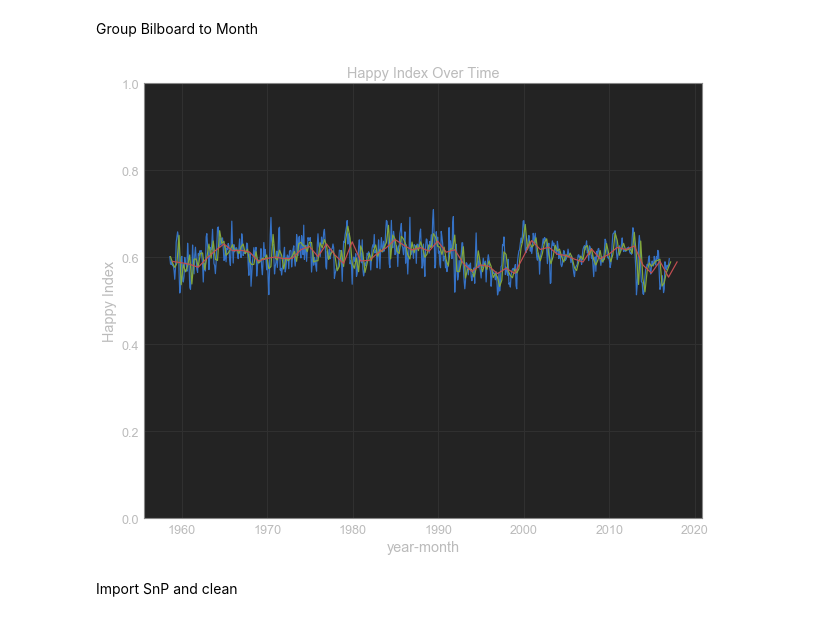
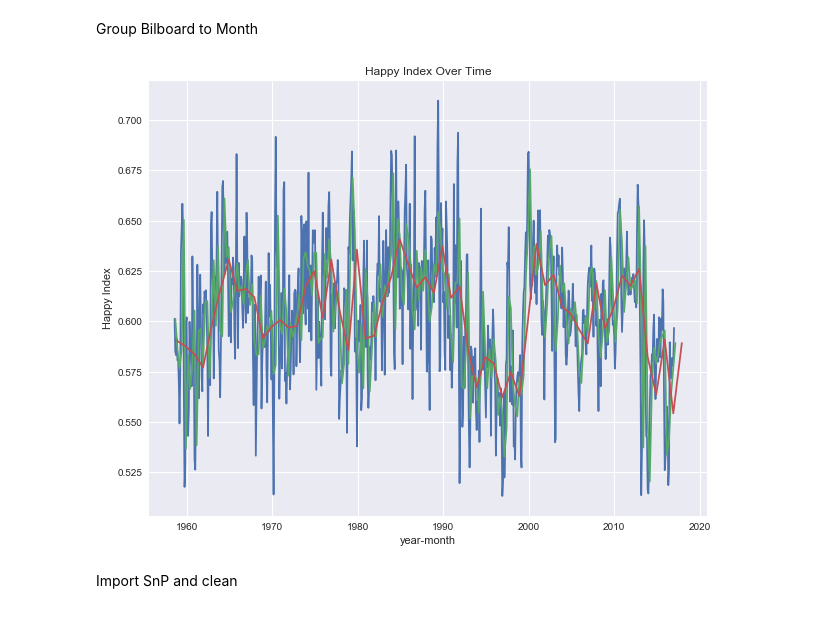
Before and after one commit to akraemer007/what_exactly_are_we_turning_down_for_again, a Jupyter notebook: EDA/eda.ipynb, the cells around one changed output. Saved outputs shown, nothing was run; the diff lists cells and outputs as text; code cells hidden in the pictures.

```diff
--- a/EDA/eda.ipynb
+++ b/EDA/eda.ipynb
@@ -5,7 +5,7 @@ import matplotlib
 import matplotlib.pyplot as plt
 from jupyterthemes import jtplot
 import seaborn as sns
-# sns.set(color_codes = True)
+sns.set(color_codes = True)
 %matplotlib inline
 matplotlib.rcParams['figure.figsize'] = (10, 8)
 # %%
@@ -152,6 +181,7 @@ df['euclidean_dist'] = euclidean_distances(coord, [[0, 0]])
 
 df['euc_dist_normed'] = df['euclidean_dist'] / (2**(1/2)) # euclidian dist between (0,0) & (1,1)
 df['happy_index'] = (df['euc_dist_normed'] + df['polarity'])/2
+df['happy_flag'] = np.where(df['happy_index'] > .5, 1, 0)
 # %%
 # quick_filter(df, (df['happy_index'] < .4))
 # Without You \n by Harry Nilsson 0.396429
@@ -227,17 +260,17 @@ df_month['dates'] = [pd.to_datetime(str(a)+str(b)+str(c), format='%m%d%Y') for a
 # %%
 df_month_date = df_month.set_index('dates')
 
 plt.plot(df_month_date['happy_index'])
 plt.plot(df_month_date.resample('Q-NOV')['happy_index'].mean())
 plt.plot(df_month_date.resample('A-NOV')['happy_index'].mean())
 
 plt.title('Happy Index Over Time')
 plt.xlabel('year-month')
 plt.ylabel('Happy Index')
-plt.ylim(0, 1)
+# plt.ylim(0, 1)
 plt.show()
 # %% [output]
-[figure, old version]
+[figure, new version]
 # %% [markdown]
 Import SnP and clean
 # %%
```
Also changed, not shown: parts of 18 cells of this notebook, 2 other files.
